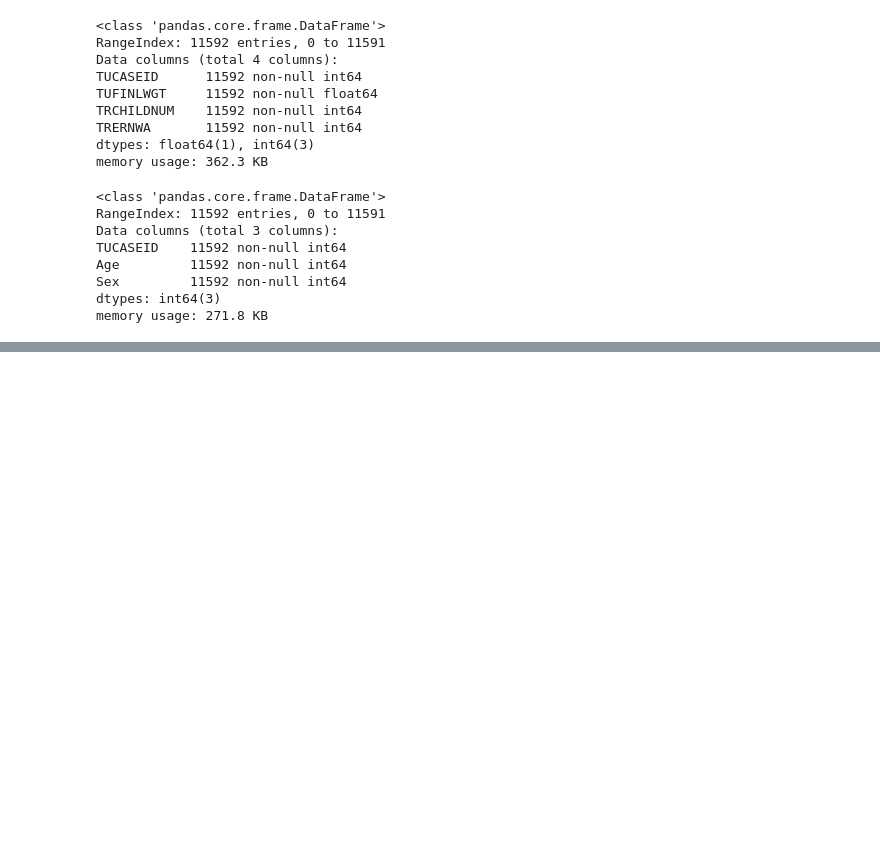
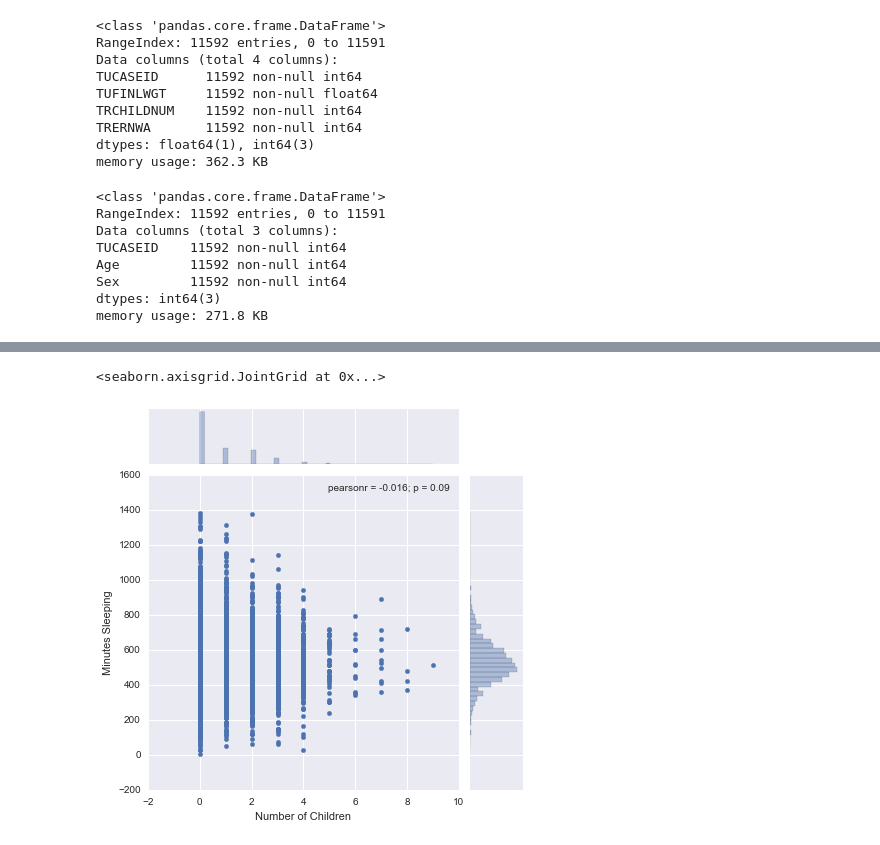
Before and after one commit to gcrowder/atus-analysis, a Jupyter notebook: wasting_time.ipynb, the cells around one changed output, grey strips where cells are left out. Cells and saved outputs as stored; diff of their text form; code cells hidden in the pictures; blank space fills up the shorter version.

```diff
--- a/wasting_time.ipynb
+++ b/wasting_time.ipynb
@@ -221,3 +223,8 @@ weighted_sleep.plot(kind='scatter', x='Age', y='Minutes Sleeping')
+# %%
+sns.jointplot(x='Number of Children', y='Minutes Sleeping', data=weighted_sleep)
+# %% [output]
+<seaborn.axisgrid.JointGrid at 0x...>
+[figure, added]
 # %%
 sns.FacetGrid(weighted_sleep, hue="Sex", size=8) \
    .map(plt.scatter, "Minutes Sleeping", "Age") \
```
Also changed, not shown: parts of 13 cells of this notebook, 1 other file.
